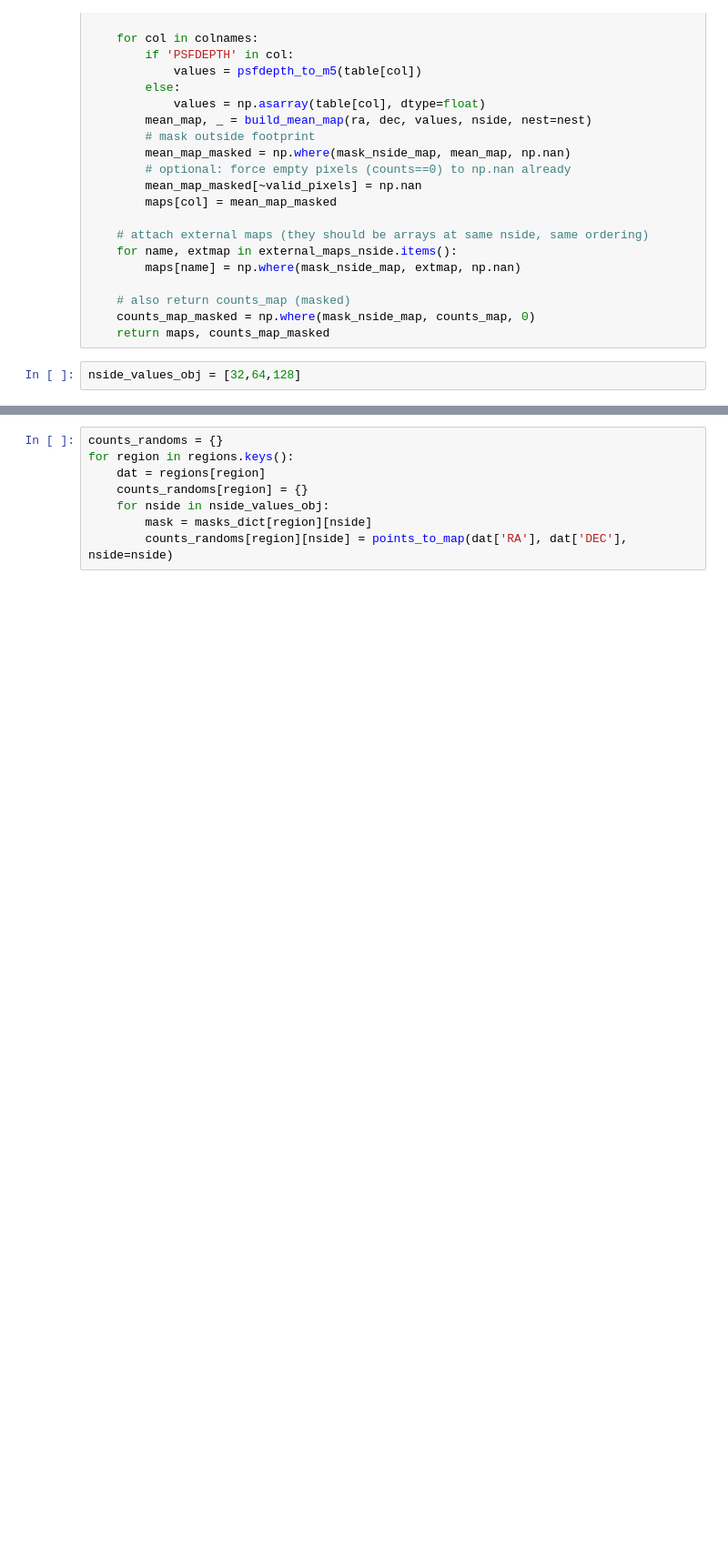
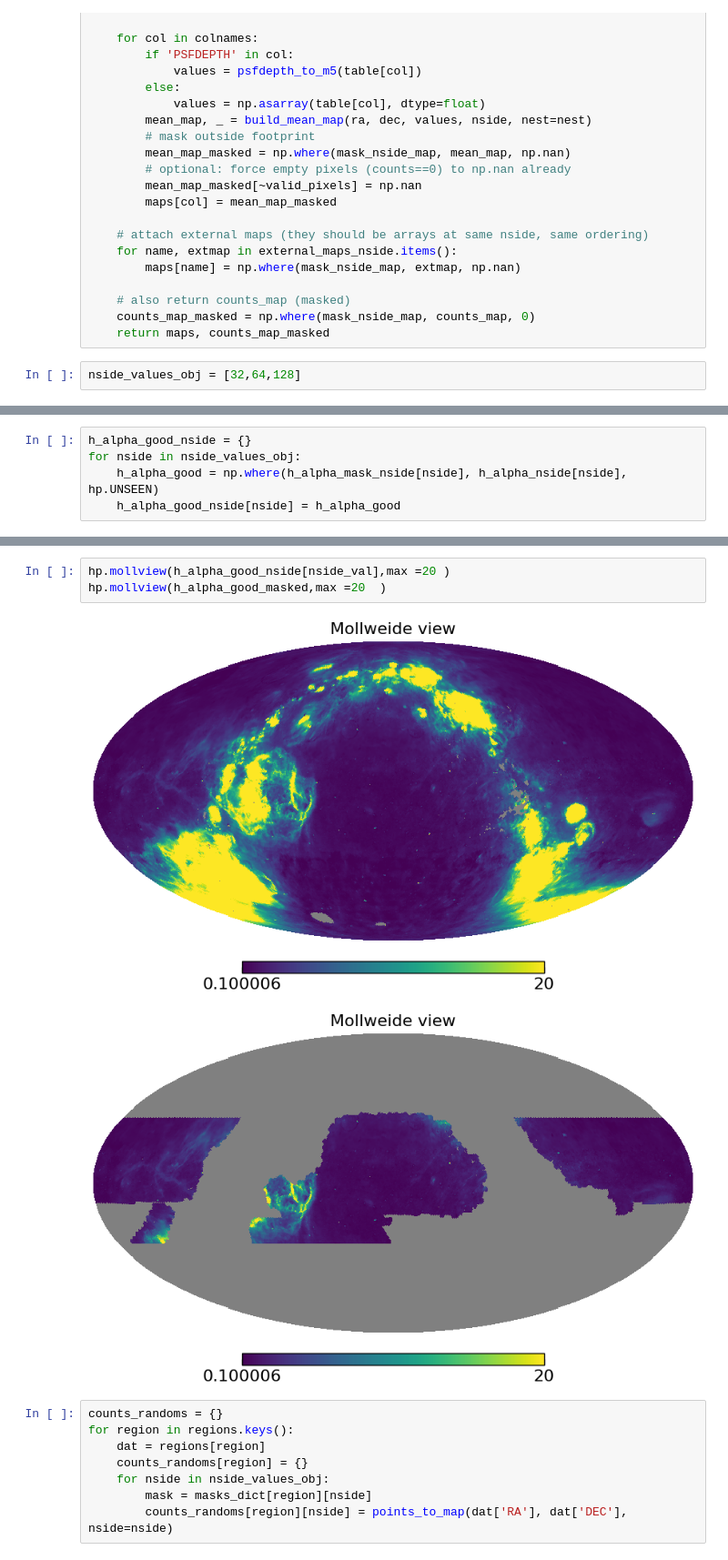
Before and after one commit to Shin107/DESILegacy-PECVEL, a Jupyter notebook: notebooks/imaging_systematics_clean.ipynb, the cells around one changed output, grey strips where cells are left out. Shown at 91% size. Cells and saved outputs as stored; diff of their text form; blank space fills up the shorter version.

```diff
--- a/notebooks/imaging_systematics_clean.ipynb
+++ b/notebooks/imaging_systematics_clean.ipynb
@@ -232,3 +247,8 @@ for nside in nside_values_obj :
+# %%
+h_alpha_good_nside = {}
+for nside in nside_values_obj:
+    h_alpha_good = np.where(h_alpha_mask_nside[nside], h_alpha_nside[nside], hp.UNSEEN)
+    h_alpha_good_nside[nside] = h_alpha_good
 # %%
 maps = {}
 
@@ -281,3 +313,9 @@ Processing south region at nside=128
+# %%
+hp.mollview(h_alpha_good_nside[nside_val],max =20 )
+hp.mollview(h_alpha_good_masked,max =20  )
+# %% [output]
+[figure, added]
+[figure, added]
 # %%
 counts_randoms = {}
 for region in regions.keys():
```
Also changed, not shown: parts of 7 cells of this notebook, 2 other files.
